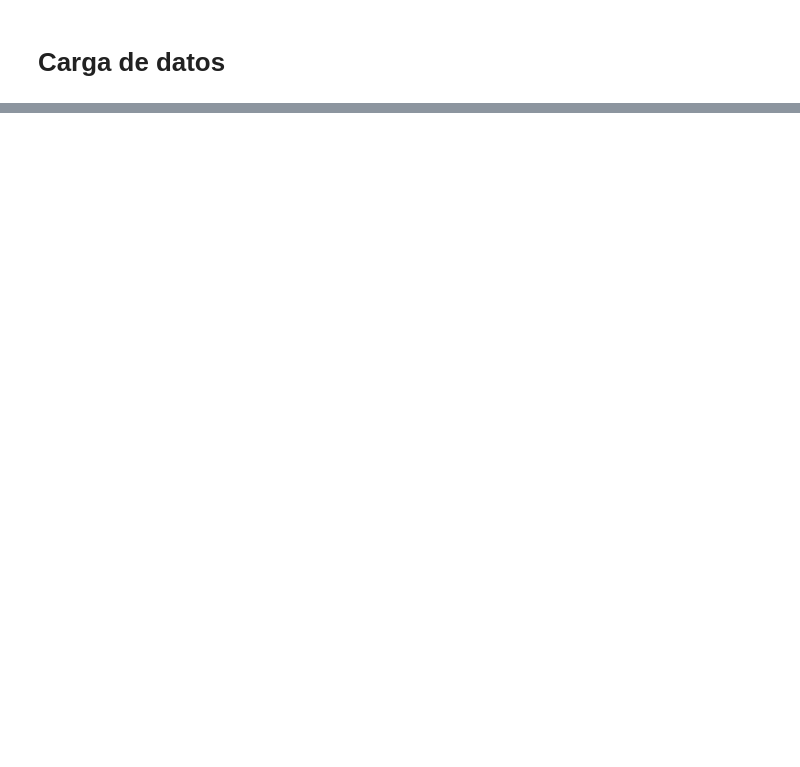
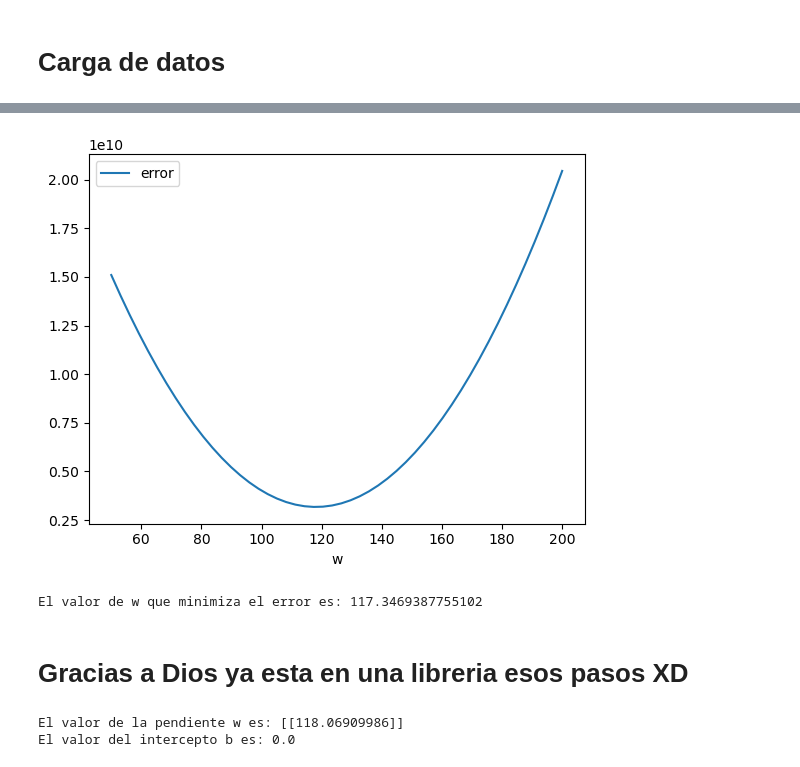
Before and after one commit to 59822/regresion_lineal1, a Jupyter notebook: rl1.ipynb, the cells around one changed output, grey strips where cells are left out. Drawn from its saved outputs; the diff is of its cells as text; code cells hidden in the pictures; blank space fills up the shorter version.

```diff
--- a/rl1.ipynb
+++ b/rl1.ipynb
@@ -66,0 +130,9 @@ import numpy
+# %%
+#Vamos a hacer las predicciones
+
+train['pred'] = train['GrLivArea'] * w + b
+
+#Calculamos el error cuadrático medio
+train["diferencia"] = train['SalePrice'] - train['pred']
+train["error_cuadratico"] = train["diferencia"]**2
+train.head()
@@ -66,0 +149,7 @@ import numpy
+# %%
+# Calcular el error cuadrático medio. Y por tanto
+# escoger el w y b que minimicen el error cuadrático medio
+w = np.linspace(50, 200, 50)
+# Convertimos el array en un dataFrame para poderlo visulizar
+grid_error = pd.DataFrame(w, columns = ['w'])
+grid_error.head()
@@ -66,0 +163,15 @@ import numpy
+# %%
+# le aplicamos la función del minimo cuadrado
+
+def sum_error(w, train):
+    b = 0
+    train['pred'] = train['GrLivArea'] * w + b
+    train["diferencia"] = train['SalePrice'] - train['pred']
+    train["error_cuadratico"] = train["diferencia"]**2
+    return(train["error_cuadratico"].mean())
+# %%
+grid_error['error'] = grid_error['w'].apply(lambda x: sum_error(x, train = train))
+#apply aplica la función a cada elemento de la columna.
+#Lambda x: es una función anónima que recibe un argumento x.
+
+grid_error.head()
@@ -66,0 +185,43 @@ import numpy
+# %%
+# Hacemos la grafica de la curva de w
+grid_error.plot(x = 'w', y = 'error')
+# Toma la columna w y la de error del dataFrame grid_error
+plt.show()
+# %% [output]
+[figure, added]
+# %%
+# Encuentra el índice del valor mínimo en la columna 'error'
+min_error_index = grid_error['error'].idxmin()
+
+# Obtén el valor correspondiente de 'w' en ese índice
+min_w_value = grid_error.loc[min_error_index, 'w']
+#loc es para localizar un valor en un dataFrame
+# donde toma el valor del índice min_error_index
+# y devuelve el valor de la columna 'w'
+
+
+
+print(f"El valor de w que minimiza el error es: {min_w_value}")
+# %% [output]
+El valor de w que minimiza el error es: 117.3469387755102
+# %% [markdown]
+# Gracias a Dios ya esta en una libreria esos pasos XD
+# %%
+from sklearn.linear_model import LinearRegression
+
+X_train = np.array(train['GrLivArea']).reshape(-1,1)
+y_train = np.array(train['SalePrice']).reshape(-1,1)
+# La remoldea a un array de una sola columna
+
+# Crear el modelo
+model = LinearRegression(fit_intercept=False)
+
+# Entrenar el modelo
+model.fit(X_train, y_train)
+
+# Obtener el valor de w y b
+print(f"El valor de la pendiente w es: {model.coef_}")
+print(f"El valor del intercepto b es: {model.intercept_}")
+# %% [output]
+El valor de la pendiente w es: [[118.06909986]]
+El valor del intercepto b es: 0.0
```
Also changed, not shown: parts of 19 cells of this notebook.
